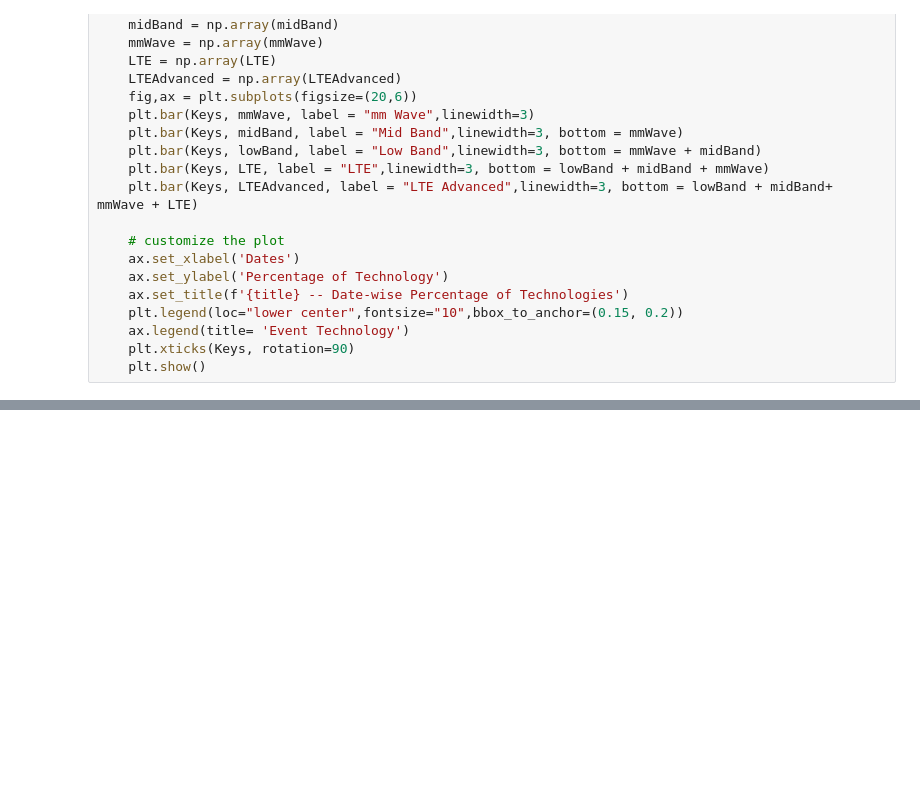
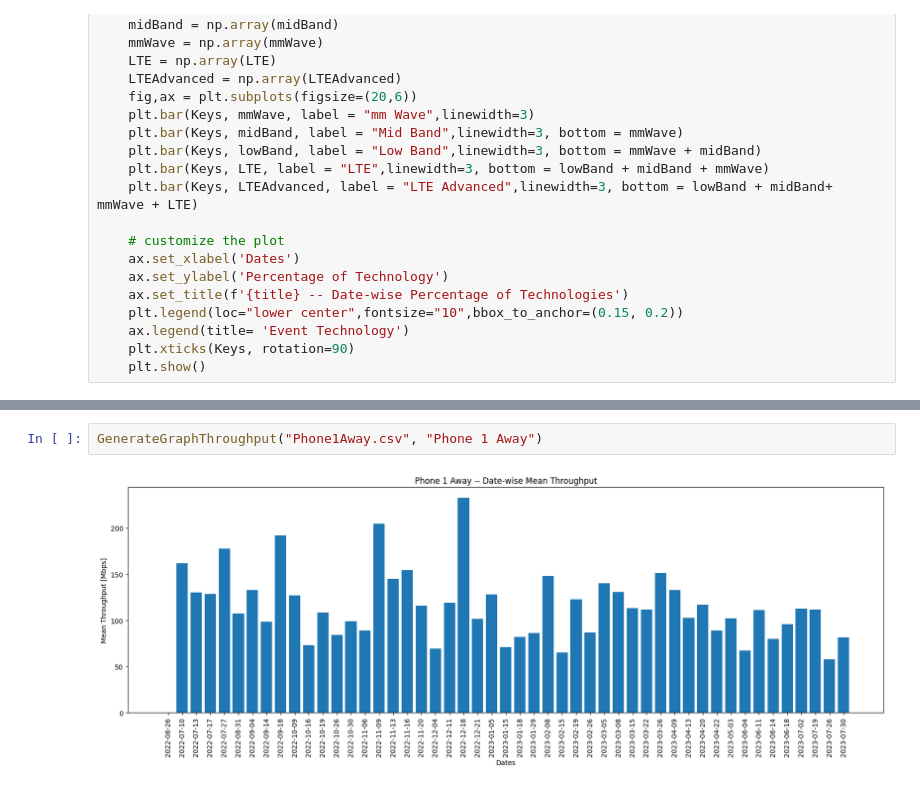
Before and after one commit to Bobeshwar/5gevolution, a Jupyter notebook: dataProcessing.ipynb, the cells around one changed output, grey strips where cells are left out. Saved outputs shown, nothing was run; the diff lists cells and outputs as text; blank space fills up the shorter version.

```diff
--- a/dataProcessing.ipynb
+++ b/dataProcessing.ipynb
@@ -141,3 +175,7 @@ GenerateGraph("Phone1Away.csv", "Phone 1 Away")
+# %%
+GenerateGraphThroughput("Phone1Away.csv", "Phone 1 Away")
+# %% [output]
+[figure, added]
 # %%
 GenerateGraph("Phone1Ping.csv", "Phone 1 Ping")
 # %% [output]
```
Also changed, not shown: parts of 10 cells of this notebook.
